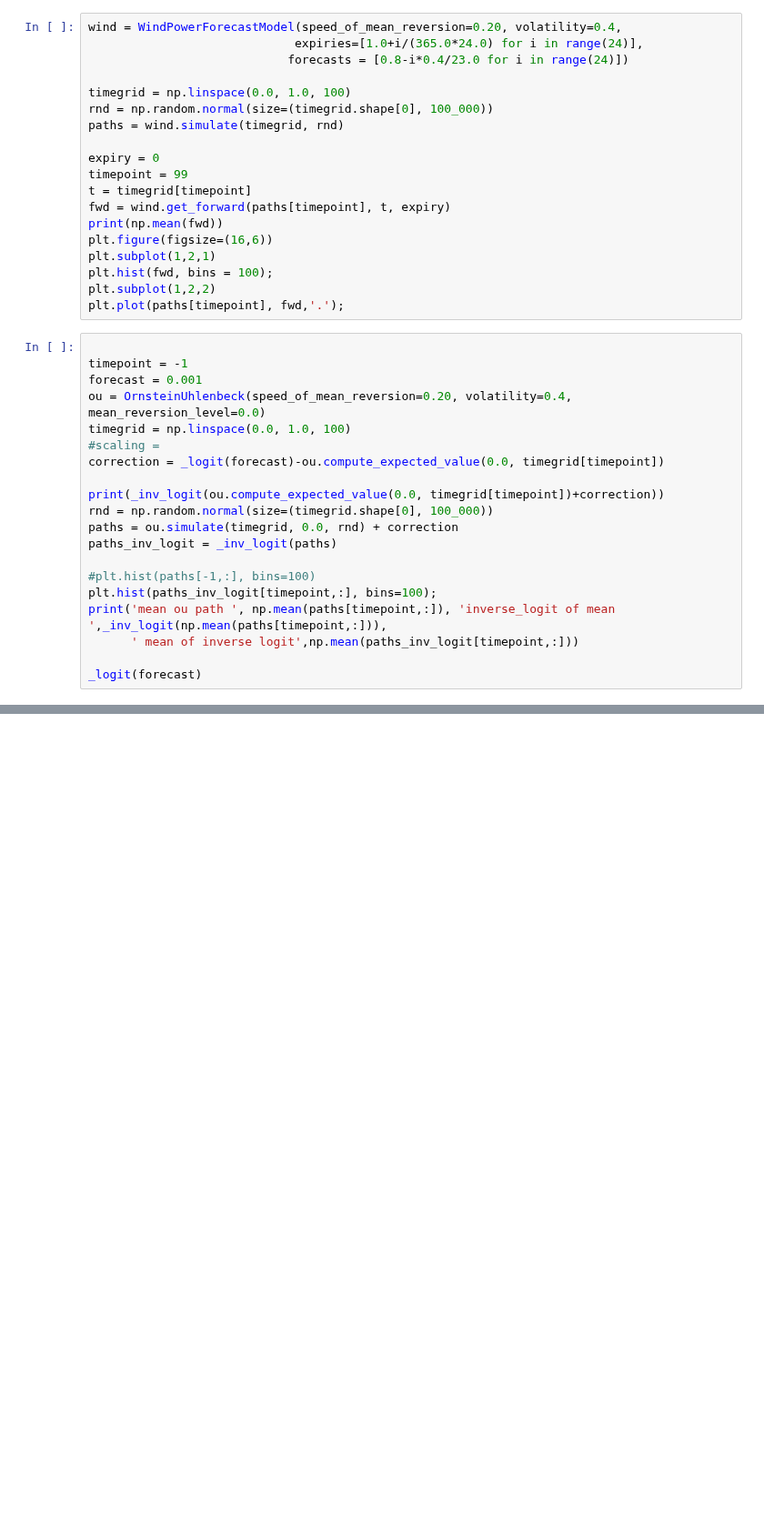
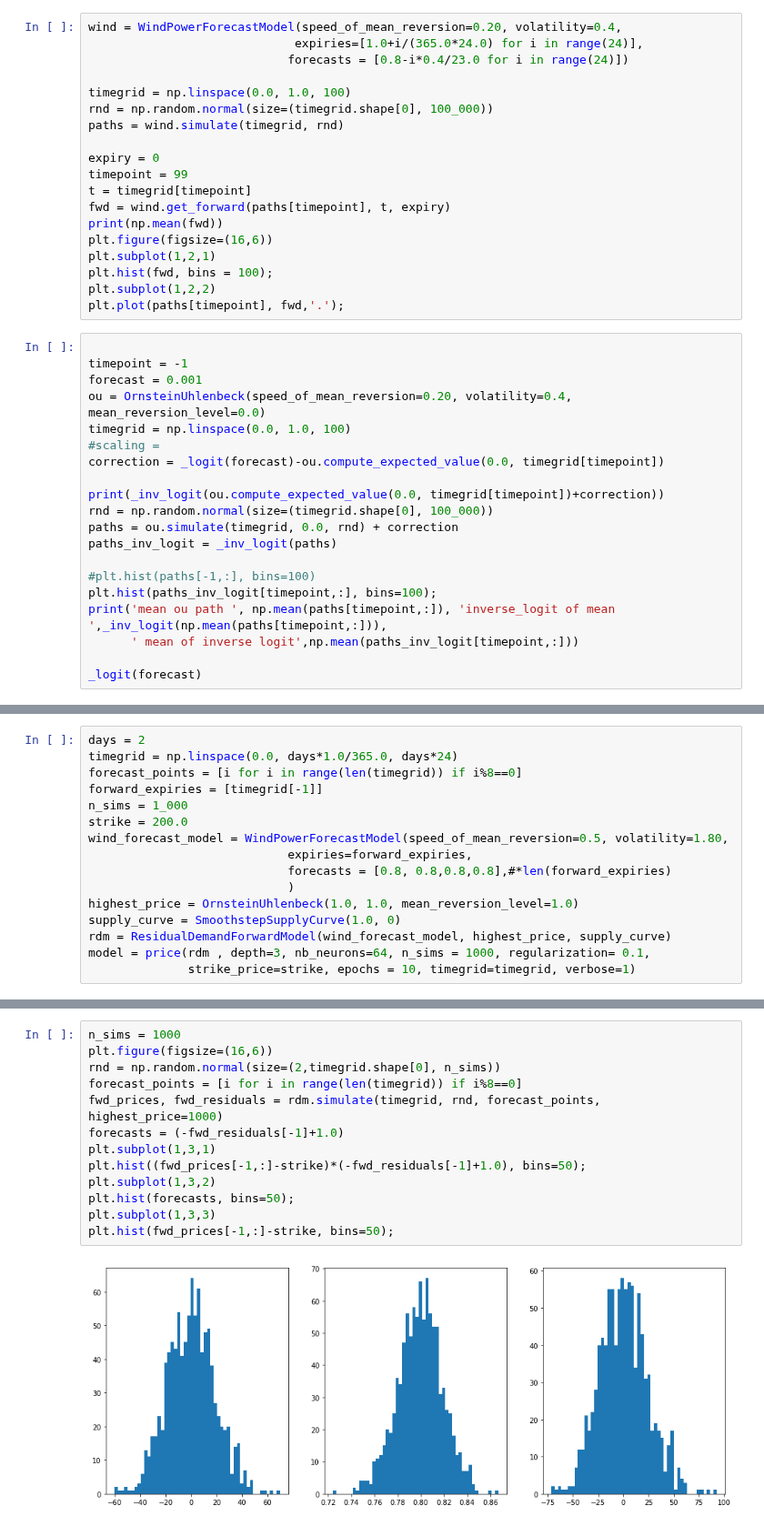
Before and after one commit to pikki622/RiVaPy, a Jupyter notebook: notebooks/models/residual_demand_forward_model.ipynb, the cells around one changed output, grey strips where cells are left out. Shown at 91% size. Saved outputs shown, nothing was run; the diff lists cells and outputs as text; blank space fills up the shorter version.

```diff
--- a/notebooks/models/residual_demand_forward_model.ipynb
+++ b/notebooks/models/residual_demand_forward_model.ipynb
@@ -260,0 +287,16 @@ _logit(forecast)
+# %%
+days = 2
+timegrid = np.linspace(0.0, days*1.0/365.0, days*24)
+forecast_points = [i for i in range(len(timegrid)) if i%8==0]
+forward_expiries = [timegrid[-1]]
+n_sims = 1_000
+strike = 200.0
+wind_forecast_model = WindPowerForecastModel(speed_of_mean_reversion=0.5, volatility=1.80,
+                            expiries=forward_expiries,
+                            forecasts = [0.8, 0.8,0.8,0.8],#*len(forward_expiries)
+                            )
+highest_price = OrnsteinUhlenbeck(1.0, 1.0, mean_reversion_level=1.0)
+supply_curve = SmoothstepSupplyCurve(1.0, 0)
+rdm = ResidualDemandForwardModel(wind_forecast_model, highest_price, supply_curve)
+model = price(rdm , depth=3, nb_neurons=64, n_sims = 1000, regularization= 0.1,
+              strike_price=strike, epochs = 10, timegrid=timegrid, verbose=1)
@@ -260,0 +324,15 @@ _logit(forecast)
+# %%
+n_sims = 1000
+plt.figure(figsize=(16,6))
+rnd = np.random.normal(size=(2,timegrid.shape[0], n_sims))
+forecast_points = [i for i in range(len(timegrid)) if i%8==0]
+fwd_prices, fwd_residuals = rdm.simulate(timegrid, rnd, forecast_points, highest_price=1000)
+forecasts = (-fwd_residuals[-1]+1.0)
+plt.subplot(1,3,1)
+plt.hist((fwd_prices[-1,:]-strike)*(-fwd_residuals[-1]+1.0), bins=50);
+plt.subplot(1,3,2)
+plt.hist(forecasts, bins=50);
+plt.subplot(1,3,3)
+plt.hist(fwd_prices[-1,:]-strike, bins=50);
+# %% [output]
+[figure, added]
```
Also changed, not shown: parts of 7 cells of this notebook, 5 other files.
